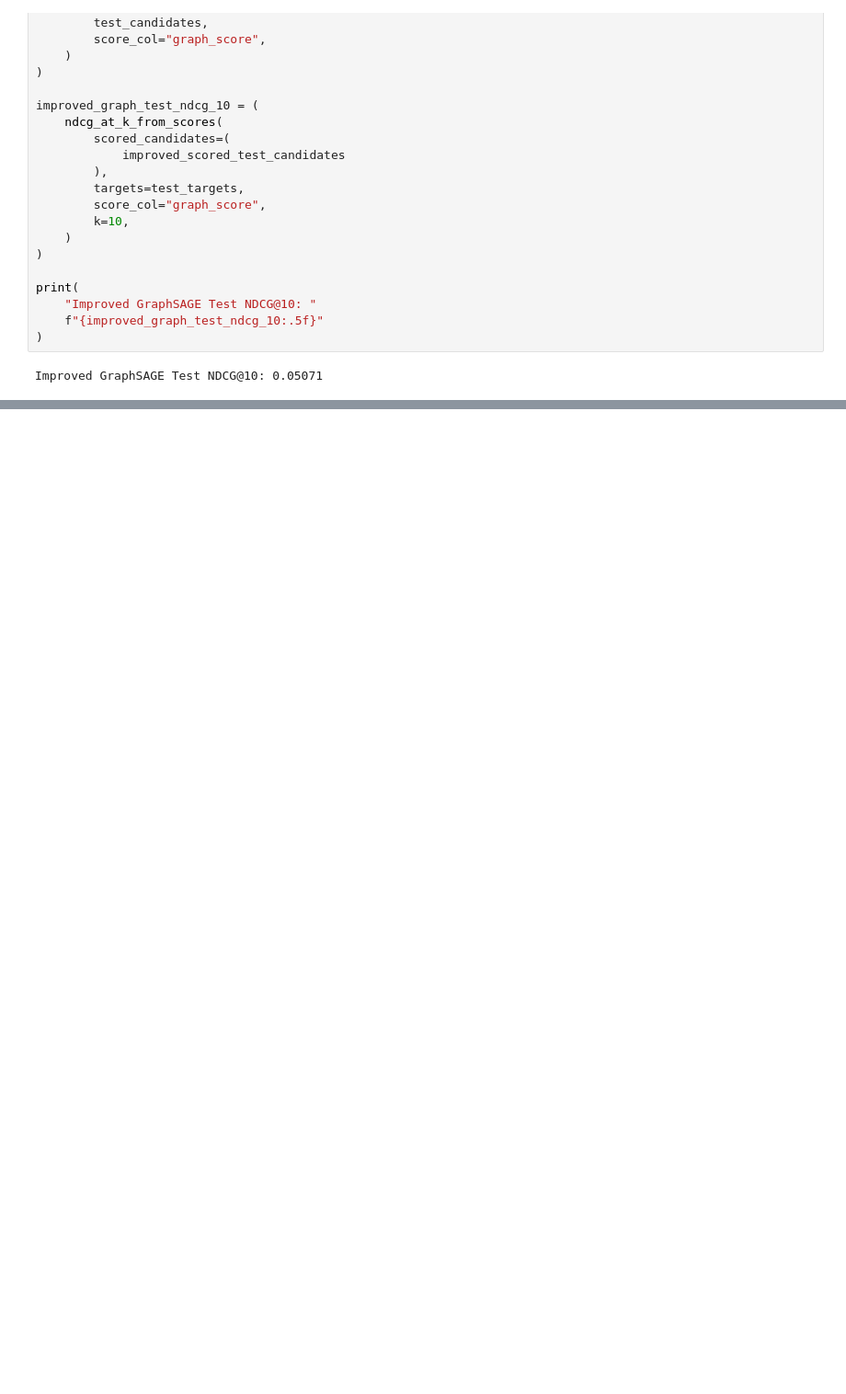
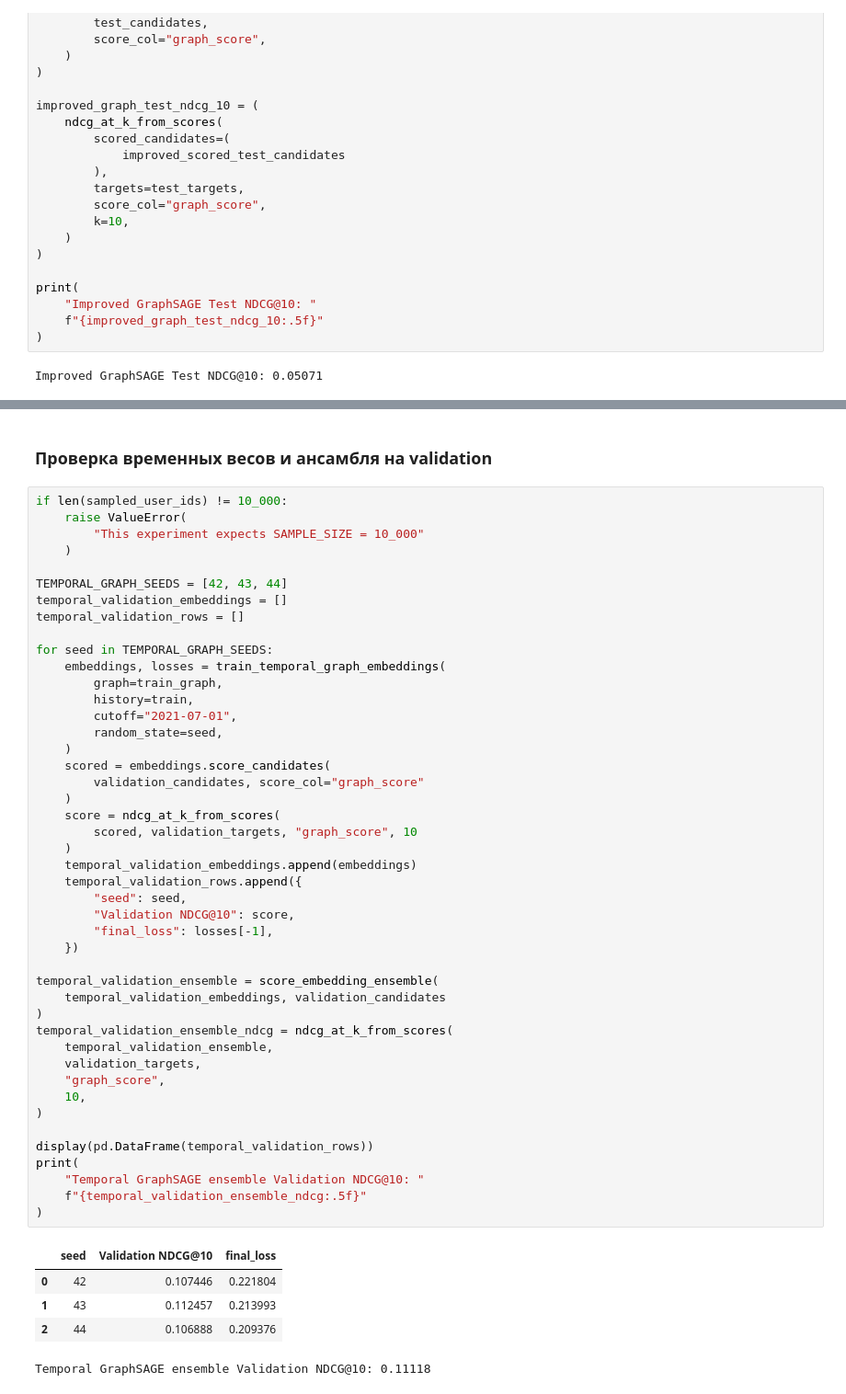
Before and after one commit to arrrrrina/recsys_feature_engineering, a Jupyter notebook: notebooks/gnn.ipynb, the cells around one changed output, grey strips where cells are left out. Shown at 92% size. Drawn from its saved outputs; the diff is of its cells as text; blank space fills up the shorter version.

```diff
--- a/notebooks/gnn.ipynb
+++ b/notebooks/gnn.ipynb
@@ -1754,0 +2176,53 @@ Improved GraphSAGE Test NDCG@10: 0.05071
+# %% [markdown]
+### Проверка временных весов и ансамбля на validation
+# %%
+if len(sampled_user_ids) != 10_000:
+    raise ValueError(
+        "This experiment expects SAMPLE_SIZE = 10_000"
+    )
+
+TEMPORAL_GRAPH_SEEDS = [42, 43, 44]
+temporal_validation_embeddings = []
+temporal_validation_rows = []
+
+for seed in TEMPORAL_GRAPH_SEEDS:
+    embeddings, losses = train_temporal_graph_embeddings(
+        graph=train_graph,
+        history=train,
+        cutoff="2021-07-01",
+        random_state=seed,
+    )
+    scored = embeddings.score_candidates(
+        validation_candidates, score_col="graph_score"
+    )
+    score = ndcg_at_k_from_scores(
+        scored, validation_targets, "graph_score", 10
+    )
+    temporal_validation_embeddings.append(embeddings)
+    temporal_validation_rows.append({
+        "seed": seed,
+        "Validation NDCG@10": score,
+        "final_loss": losses[-1],
+    })
+
+temporal_validation_ensemble = score_embedding_ensemble(
+    temporal_validation_embeddings, validation_candidates
+)
+temporal_validation_ensemble_ndcg = ndcg_at_k_from_scores(
+    temporal_validation_ensemble,
+    validation_targets,
+    "graph_score",
+    10,
+)
+
+display(pd.DataFrame(temporal_validation_rows))
+print(
+    "Temporal GraphSAGE ensemble Validation NDCG@10: "
+    f"{temporal_validation_ensemble_ndcg:.5f}"
+)
+# %% [output]
+|  | seed | Validation NDCG@10 | final_loss |
+| 0 | 42 | 0.107446 | 0.221804 |
+| 1 | 43 | 0.112457 | 0.213993 |
+| 2 | 44 | 0.106888 | 0.209376 |
+Temporal GraphSAGE ensemble Validation NDCG@10: 0.11118
```
Also changed, not shown: parts of 33 cells of this notebook, 1 other file.
